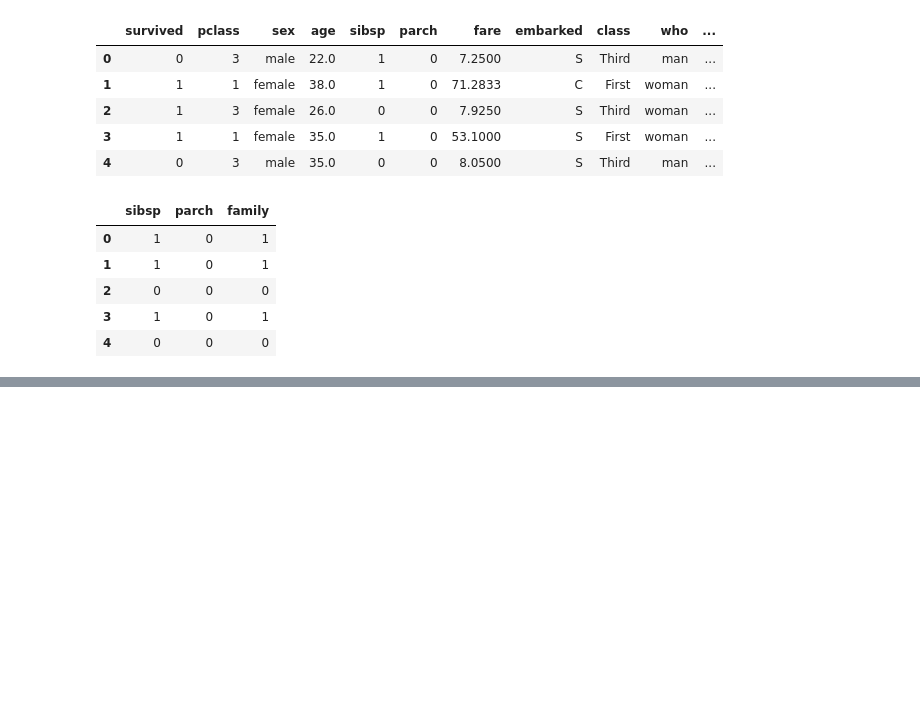
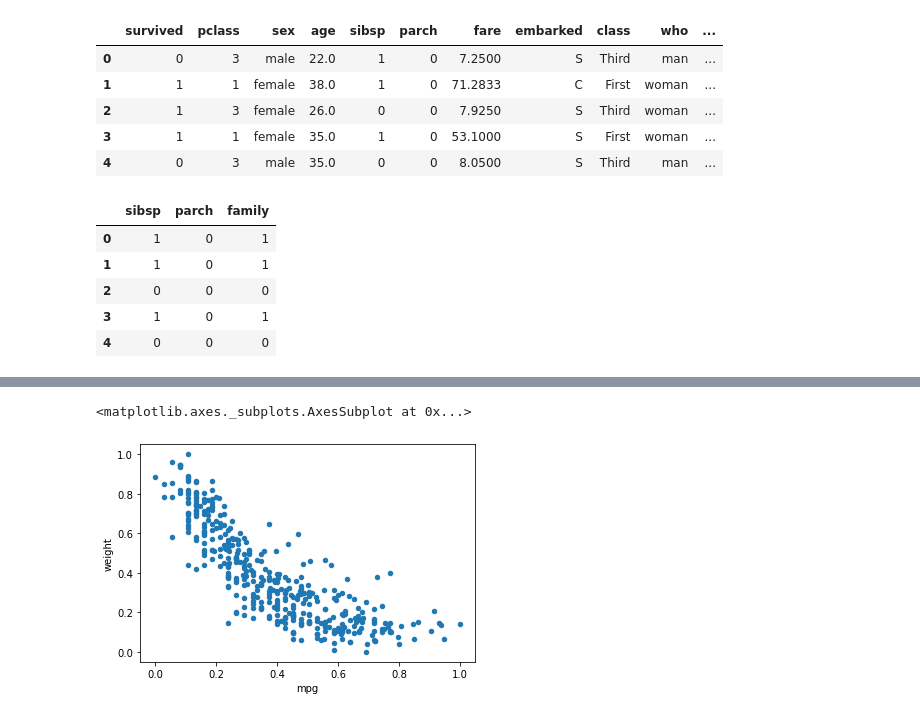
Before and after one commit to ilm52626/HKMD1_Complementary, a Jupyter notebook: m2_분석라이브러리/pandas/pandas_전처리_guide.ipynb, the cells around one changed output, grey strips where cells are left out. Drawn from its saved outputs; the diff is of its cells as text; code cells hidden in the pictures; blank space fills up the shorter version.

```diff
--- a/m2_분석라이브러리/pandas/pandas_전처리_guide.ipynb
+++ b/m2_분석라이브러리/pandas/pandas_전처리_guide.ipynb
@@ -81,0 +222,5 @@ df.loc[:,["sibsp","parch","family"]].head()
+# %%
+df_sca[['mpg','weight']].plot(kind='scatter',x='mpg',y='weight')
+# %% [output]
+<matplotlib.axes._subplots.AxesSubplot at 0x...>
+[figure, added]
```
Also changed, not shown: parts of 18 cells of this notebook.
